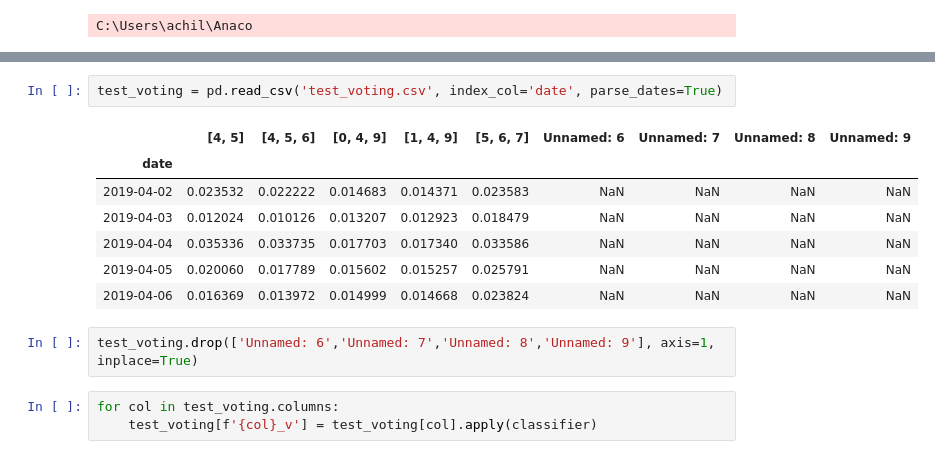
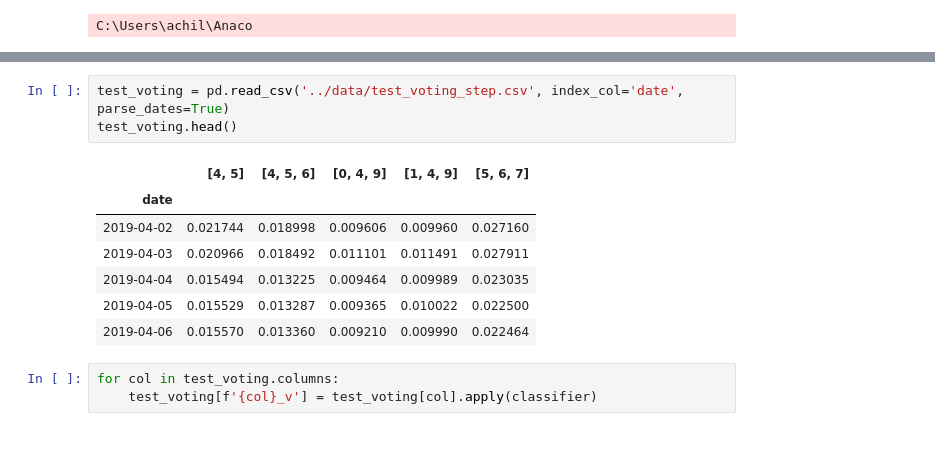
Before and after one commit to achildress83/trading-bitcoin, a Jupyter notebook: notebooks/ARIMA Models.ipynb, the cells around one changed output, grey strips where cells are left out. Drawn from its saved outputs; the diff is of its cells as text.

```diff
--- a/notebooks/Bitcoin Project.ipynb
+++ b/notebooks/ARIMA Models.ipynb
@@ -1225,15 +1161,14 @@ test_voting_mae
 # %%
-test_voting = pd.read_csv('test_voting.csv', index_col='date', parse_dates=True)
+test_voting = pd.read_csv('../data/test_voting_step.csv', index_col='date', parse_dates=True)
+test_voting.head()
 # %% [output]
-|  | [4, 5] | [4, 5, 6] | [0, 4, 9] | [1, 4, 9] | [5, 6, 7] | Unnamed: 6 | Unnamed: 7 | Unnamed: 8 | Unnamed: 9 |
-| date |  |  |  |  |  |  |  |  |  |
-| 2019-04-02 | 0.023532 | 0.022222 | 0.014683 | 0.014371 | 0.023583 | NaN | NaN | NaN | NaN |
-| 2019-04-03 | 0.012024 | 0.010126 | 0.013207 | 0.012923 | 0.018479 | NaN | NaN | NaN | NaN |
-| 2019-04-04 | 0.035336 | 0.033735 | 0.017703 | 0.017340 | 0.033586 | NaN | NaN | NaN | NaN |
-| 2019-04-05 | 0.020060 | 0.017789 | 0.015602 | 0.015257 | 0.025791 | NaN | NaN | NaN | NaN |
-| 2019-04-06 | 0.016369 | 0.013972 | 0.014999 | 0.014668 | 0.023824 | NaN | NaN | NaN | NaN |
+|  | [4, 5] | [4, 5, 6] | [0, 4, 9] | [1, 4, 9] | [5, 6, 7] |
+| date |  |  |  |  |  |
+| 2019-04-02 | 0.021744 | 0.018998 | 0.009606 | 0.009960 | 0.027160 |
+| 2019-04-03 | 0.020966 | 0.018492 | 0.011101 | 0.011491 | 0.027911 |
+| 2019-04-04 | 0.015494 | 0.013225 | 0.009464 | 0.009989 | 0.023035 |
+| 2019-04-05 | 0.015529 | 0.013287 | 0.009365 | 0.010022 | 0.022500 |
+| 2019-04-06 | 0.015570 | 0.013360 | 0.009210 | 0.009990 | 0.022464 |
-# %%
-test_voting.drop(['Unnamed: 6','Unnamed: 7','Unnamed: 8','Unnamed: 9'], axis=1, inplace=True)
 # %%
 for col in test_voting.columns:
     test_voting[f'{col}_v'] = test_voting[col].apply(classifier)
```
Also changed, not shown: parts of 41 cells of this notebook, 2 other files.
